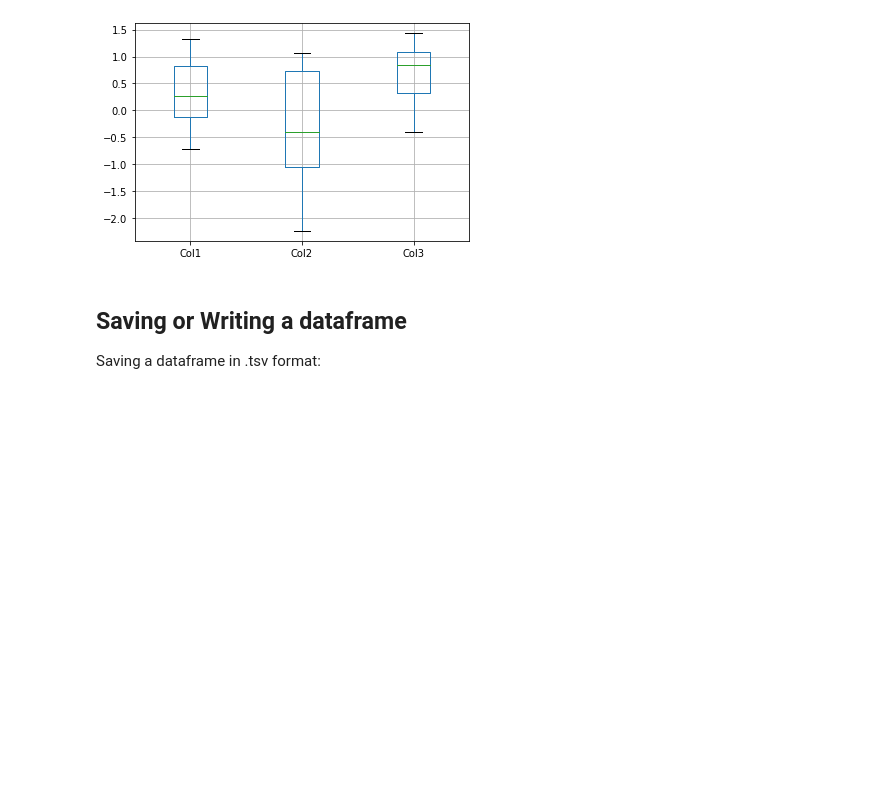
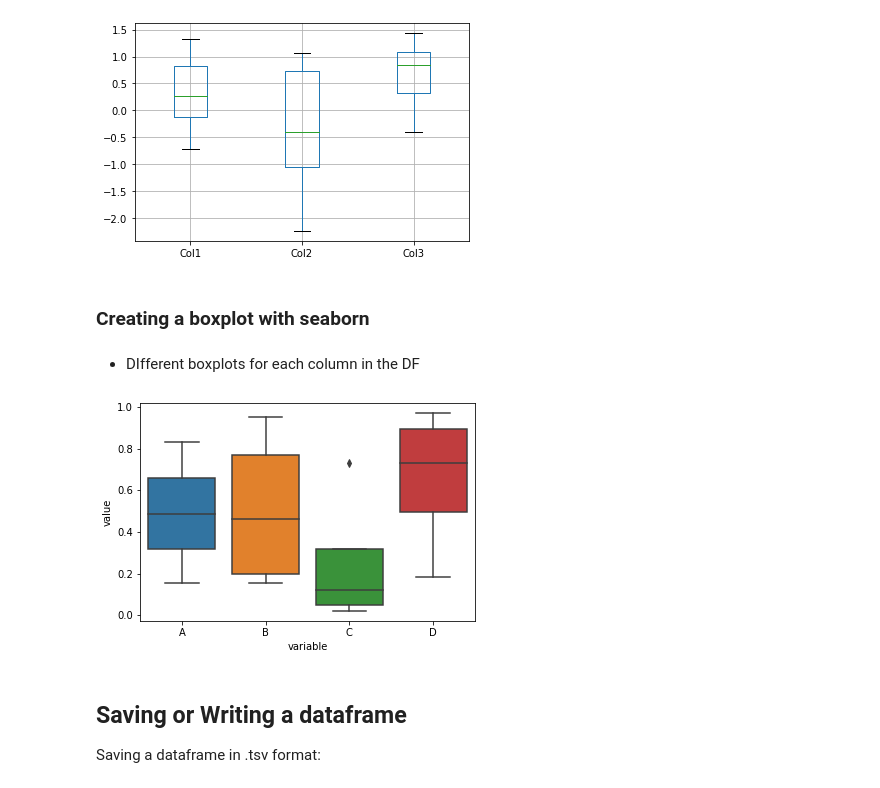
Before and after one commit to elowy01/PYTHON_NOTES, a Jupyter notebook: PANDAS/DATAFRAMES/Dataframe Notes.ipynb, the cells around one changed output. Cells and saved outputs as stored; diff of their text form; code cells hidden in the pictures; blank space fills up the shorter version.

```diff
--- a/PANDAS/DATAFRAMES/Dataframe Notes.ipynb
+++ b/PANDAS/DATAFRAMES/Dataframe Notes.ipynb
@@ -864,6 +924,23 @@ df = pd.DataFrame(np.random.randn(10,4),
 boxplot = df.boxplot(column=['Col1', 'Col2', 'Col3'])
 # %% [output]
 [figure]
+# %% [markdown]
+### Creating a boxplot with seaborn
+# %% [markdown]
+* DIfferent boxplots for each column in the DF
+# %%
+import numpy as np; np.random.seed(42)
+import pandas as pd
+import matplotlib.pyplot as plt
+import seaborn as sns
+
+df = pd.DataFrame(data = np.random.random(size=(4,4)), columns = ['A','B','C','D'])
+
+sns.boxplot(x="variable", y="value", data=pd.melt(df))
+
+plt.show()
+# %% [output]
+[figure, added]
 # %% [markdown]
 ## Saving or Writing a dataframe
 Saving a dataframe in .tsv format:
```
Also changed, not shown: parts of 9 cells of this notebook.
